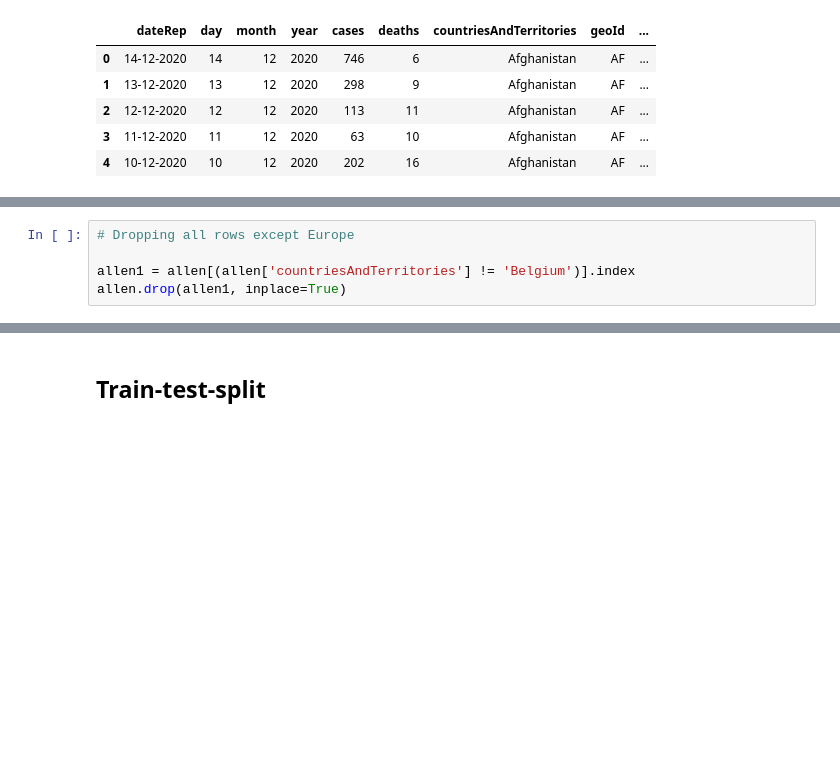
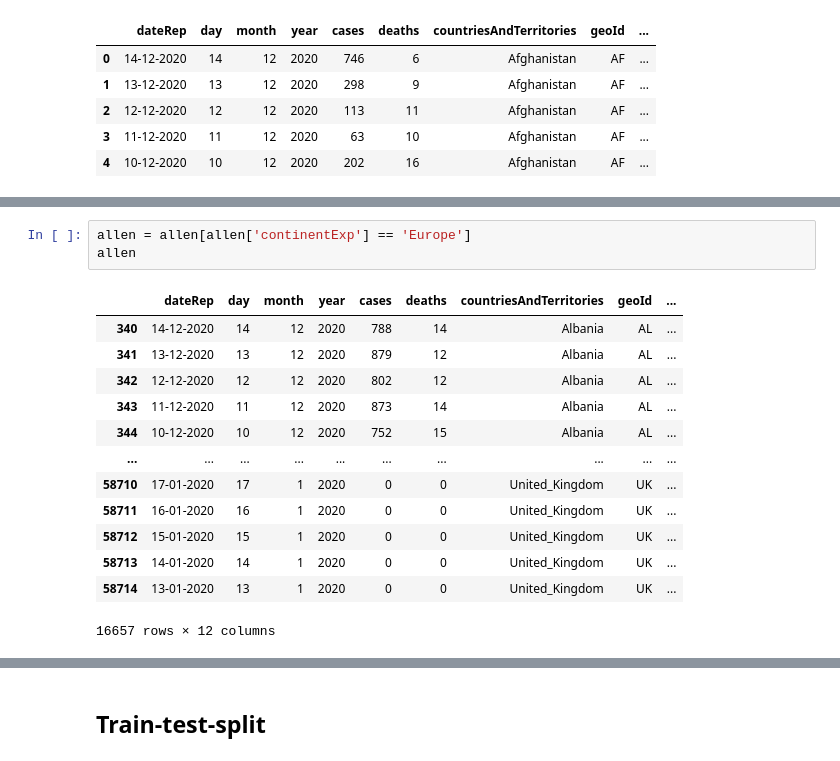
Before and after one commit to abphilip-vit/College8, a Jupyter notebook: F1/F1.ipynb, the cells around one changed output, grey strips where cells are left out. Saved outputs shown, nothing was run; the diff lists cells and outputs as text; blank space fills up the shorter version.

```diff
--- a/F1/F1.ipynb
+++ b/F1/F1.ipynb
@@ -71,5 +65,0 @@ allen.head()
-# %%
-# Dropping all rows except Europe
-
-allen1 = allen[(allen['countriesAndTerritories'] != 'Belgium')].index
-allen.drop(allen1, inplace=True)
@@ -80,3 +88,20 @@ allen = allen.drop(['deaths','geoId','countryterritoryCode','popData2019','conti
+# %%
+allen = allen[allen['continentExp'] == 'Europe']
+allen
+# %% [output]
+|  | dateRep | day | month | year | cases | deaths | countriesAndTerritories | geoId | ... |
+| 340 | 14-12-2020 | 14 | 12 | 2020 | 788 | 14 | Albania | AL | ... |
+| 341 | 13-12-2020 | 13 | 12 | 2020 | 879 | 12 | Albania | AL | ... |
+| 342 | 12-12-2020 | 12 | 12 | 2020 | 802 | 12 | Albania | AL | ... |
+| 343 | 11-12-2020 | 11 | 12 | 2020 | 873 | 14 | Albania | AL | ... |
+| 344 | 10-12-2020 | 10 | 12 | 2020 | 752 | 15 | Albania | AL | ... |
+| ... | ... | ... | ... | ... | ... | ... | ... | ... | ... |
+| 58710 | 17-01-2020 | 17 | 1 | 2020 | 0 | 0 | United_Kingdom | UK | ... |
+| 58711 | 16-01-2020 | 16 | 1 | 2020 | 0 | 0 | United_Kingdom | UK | ... |
+| 58712 | 15-01-2020 | 15 | 1 | 2020 | 0 | 0 | United_Kingdom | UK | ... |
+| 58713 | 14-01-2020 | 14 | 1 | 2020 | 0 | 0 | United_Kingdom | UK | ... |
+| 58714 | 13-01-2020 | 13 | 1 | 2020 | 0 | 0 | United_Kingdom | UK | ... |
+16657 rows × 12 columns
 # %%
 allen.head()
 # %% [output]
```
Also changed, not shown: parts of 52 cells of this notebook.
